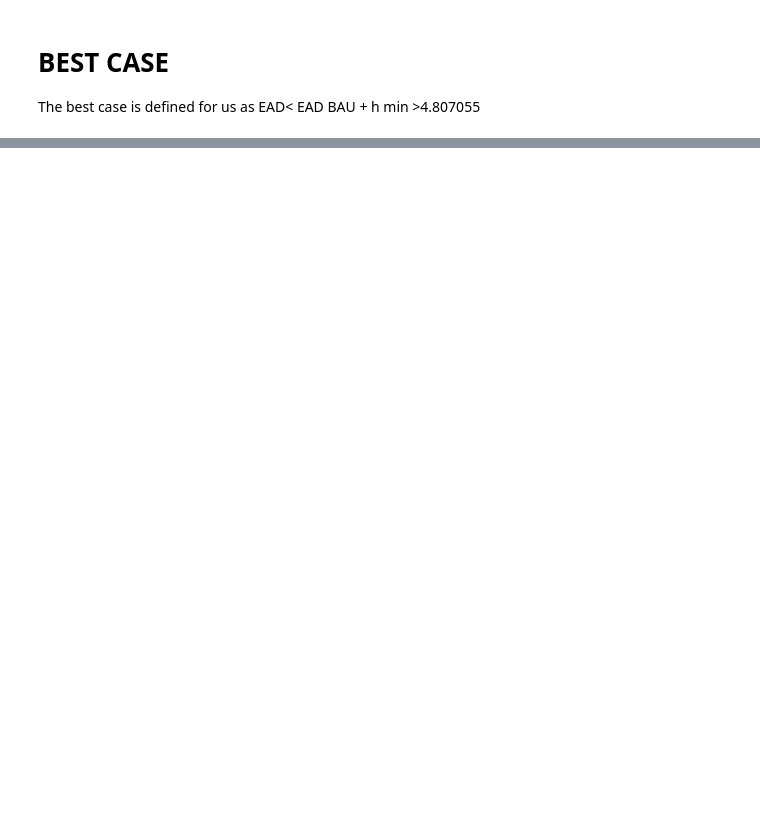
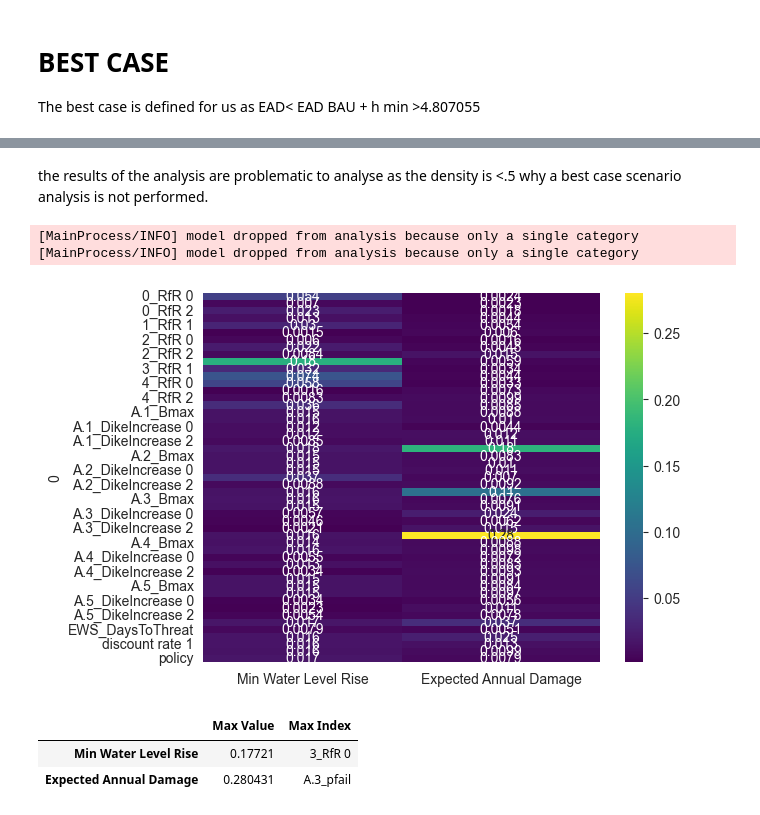
Before and after one commit to florihu/MBDM_Group5, a Jupyter notebook: scenario_discovery_PRIM.ipynb, the cells around one changed output, grey strips where cells are left out. Cells and saved outputs as stored; diff of their text form; code cells hidden in the pictures; blank space fills up the shorter version.

```diff
--- a/scenario_discovery_PRIM.ipynb
+++ b/scenario_discovery_PRIM.ipynb
@@ -509,0 +571,25 @@ The best case is defined for us as EAD< EAD BAU + h min >4.807055
+# %% [markdown]
+the results of the analysis are problematic to analyse as the density is <.5 why a best case scenario analysis is not performed.
+# %%
+from ema_workbench.analysis import feature_scoring
+import seaborn as sns
+import matplotlib.pyplot as plt
+
+x = experiments_df_b
+y = outcomes_df_b.loc[:,['Min Water Level Rise','Expected Annual Damage']]
+
+fs = feature_scoring.get_feature_scores_all(x, y)
+sns.heatmap(fs, cmap="viridis", annot=True)
+plt.show()
+# %% [output]
+[MainProcess/INFO] model dropped from analysis because only a single category
+[MainProcess/INFO] model dropped from analysis because only a single category
+[figure, added]
+# %%
+result_df = fs.agg(['max', 'idxmax']).T.rename(columns={'max': 'Max Value', 'idxmax': 'Max Index'})
+
+result_df
+# %% [output]
+|  | Max Value | Max Index |
+| Min Water Level Rise | 0.17721 | 3_RfR 0 |
+| Expected Annual Damage | 0.280431 | A.3_pfail |
```
Also changed, not shown: parts of 18 cells of this notebook, 8 other files.
